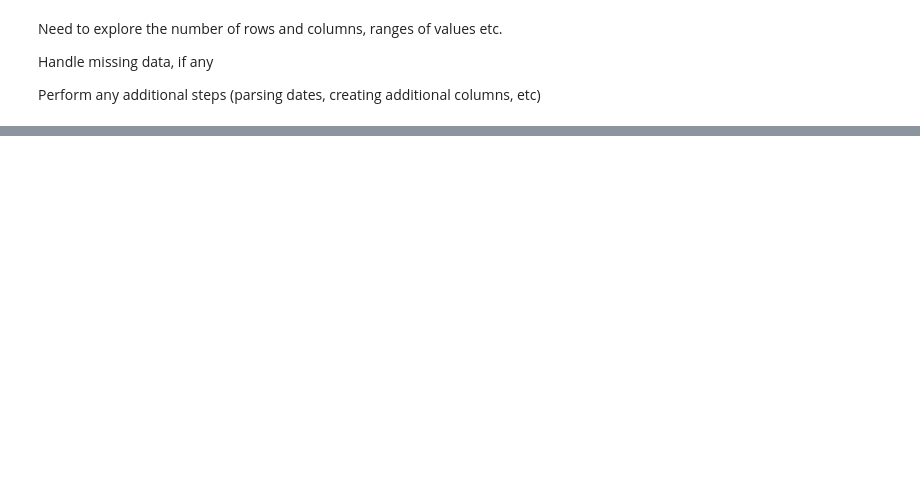
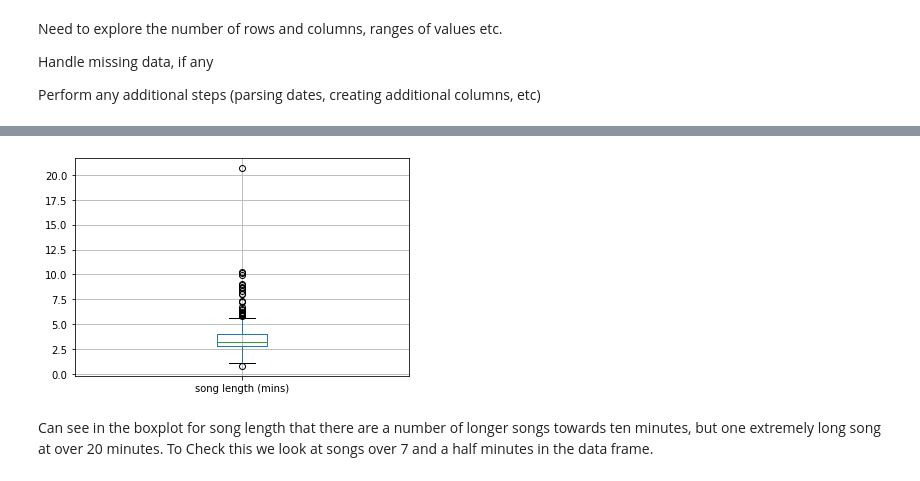
Before and after one commit to freddielloyd/SDPA_Coursework, a Jupyter notebook: Part 3 - Data Analytics/Part_3_Data_Analytics.ipynb, the cells around one changed output, grey strips where cells are left out. Cells and saved outputs as stored; diff of their text form; code cells hidden in the pictures; blank space fills up the shorter version.

```diff
--- a/Part 3 - Data Analytics/Part_3_Data_Analytics.ipynb
+++ b/Part 3 - Data Analytics/Part_3_Data_Analytics.ipynb
@@ -294,0 +593,6 @@ Name: Popularity, dtype: float64
+# %%
+bp = dataset.boxplot(column='song length (mins)')
+# %% [output]
+[figure, added]
+# %% [markdown]
+Can see in the boxplot for song length that there are a number of longer songs towards ten minutes, but one extremely long song at over 20 minutes. To Check this we look at songs over 7 and a half minutes in the data frame.
```
Also changed, not shown: parts of 89 cells of this notebook, 1 other file.
